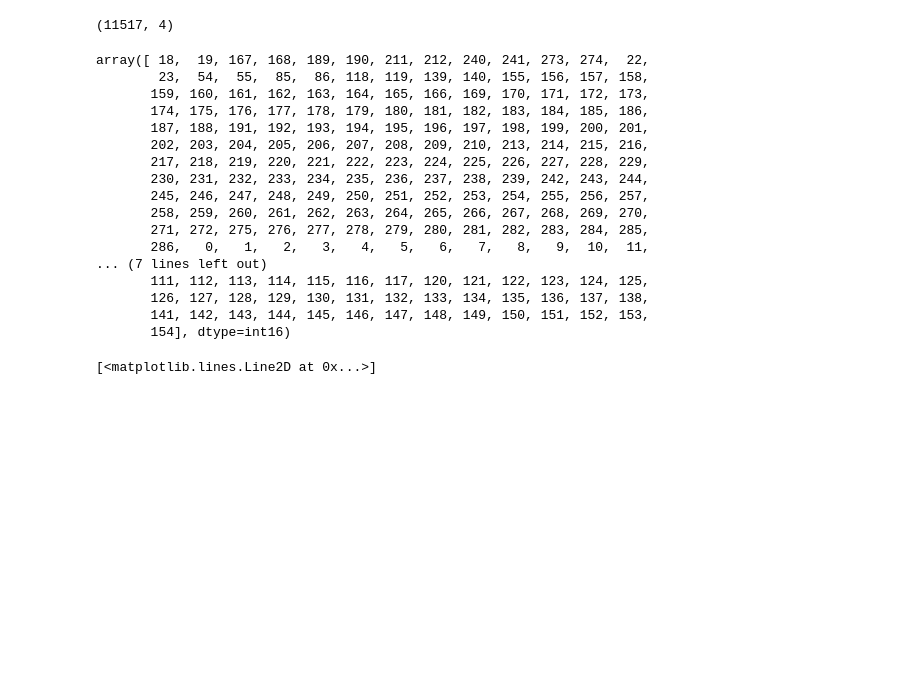
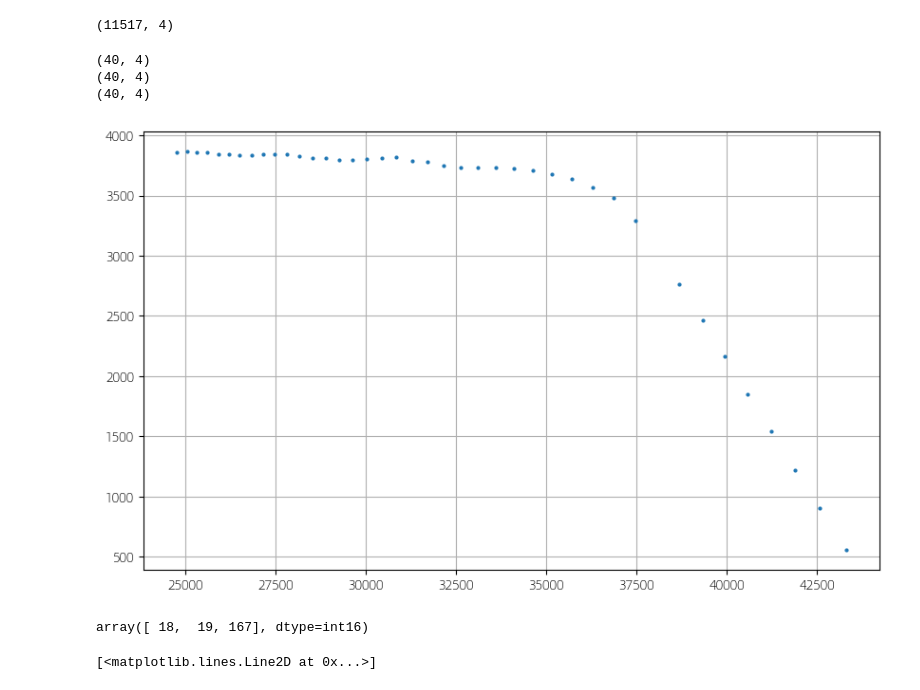
Before and after one commit to chenwt-87/mppt_aliyun, a Jupyter notebook: 组件数据标注.ipynb, the cells around one changed output. Cells and saved outputs as stored; diff of their text form; code cells hidden in the pictures; blank space fills up the shorter version.

```diff
--- a/组件数据标注.ipynb
+++ b/组件数据标注.ipynb
@@ -356,27 +356,26 @@ df.shape
 # %% [output]
 (11517, 4)
 # %%
-df_adapt = df[df.label==19]
+fig = plt.figure(figsize=[10,6])
+i = 0
+for ll in df.head(100).label.unique():
+    i +=1
+    df_l = df[df.label == 167]
+    print(df_l.shape)
+    # if df_l.shape[0]>=30:
+    if i >=3:
+        plt.plot(df_l.voltage,df_l.current,'o',markersize=2)
+# plt.xlim(0,70)
+plt.grid()
+# %% [output]
+(40, 4)
+(40, 4)
+(40, 4)
+[figure, added]
 # %%
-df['label'].unique()
+df.head(100).label.unique()
 # %% [output]
-array([ 18,  19, 167, 168, 189, 190, 211, 212, 240, 241, 273, 274,  22,
-        23,  54,  55,  85,  86, 118, 119, 139, 140, 155, 156, 157, 158,
-       159, 160, 161, 162, 163, 164, 165, 166, 169, 170, 171, 172, 173,
-       174, 175, 176, 177, 178, 179, 180, 181, 182, 183, 184, 185, 186,
-       187, 188, 191, 192, 193, 194, 195, 196, 197, 198, 199, 200, 201,
-       202, 203, 204, 205, 206, 207, 208, 209, 210, 213, 214, 215, 216,
-       217, 218, 219, 220, 221, 222, 223, 224, 225, 226, 227, 228, 229,
-       230, 231, 232, 233, 234, 235, 236, 237, 238, 239, 242, 243, 244,
-       245, 246, 247, 248, 249, 250, 251, 252, 253, 254, 255, 256, 257,
-       258, 259, 260, 261, 262, 263, 264, 265, 266, 267, 268, 269, 270,
-       271, 272, 275, 276, 277, 278, 279, 280, 281, 282, 283, 284, 285,
-       286,   0,   1,   2,   3,   4,   5,   6,   7,   8,   9,  10,  11,
-... (7 lines left out)
-       111, 112, 113, 114, 115, 116, 117, 120, 121, 122, 123, 124, 125,
-       126, 127, 128, 129, 130, 131, 132, 133, 134, 135, 136, 137, 138,
-       141, 142, 143, 144, 145, 146, 147, 148, 149, 150, 151, 152, 153,
-       154], dtype=int16)
+array([ 18,  19, 167], dtype=int16)
 # %%
 plt.plot(df_adapt.voltage,df_adapt.current,'o')
 plt.figure()
```
Also changed, not shown: 20 other files.
